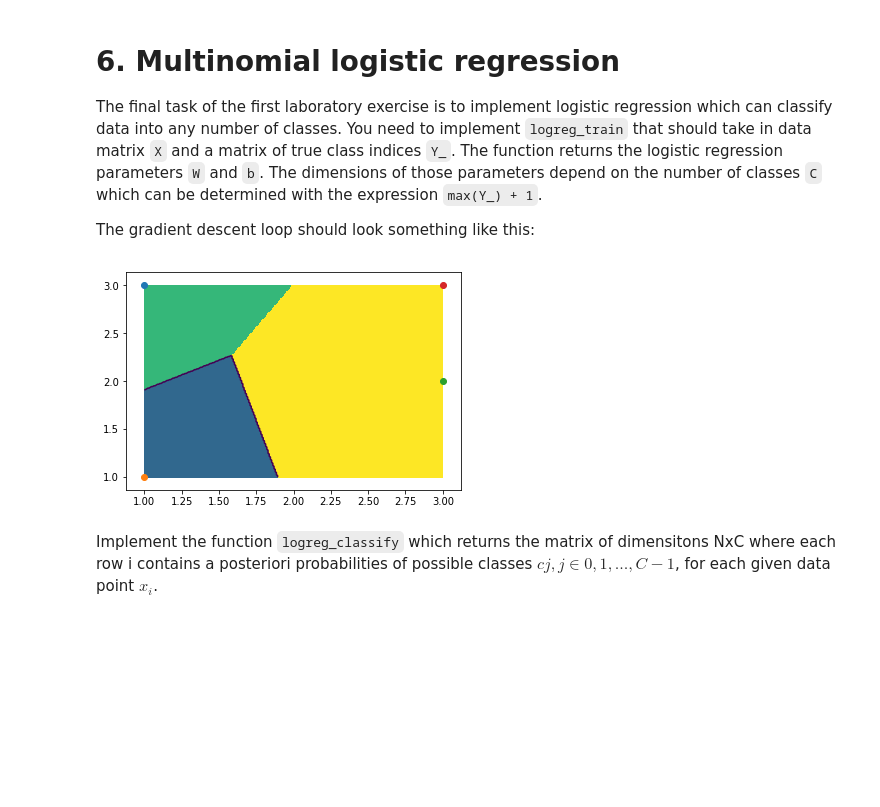
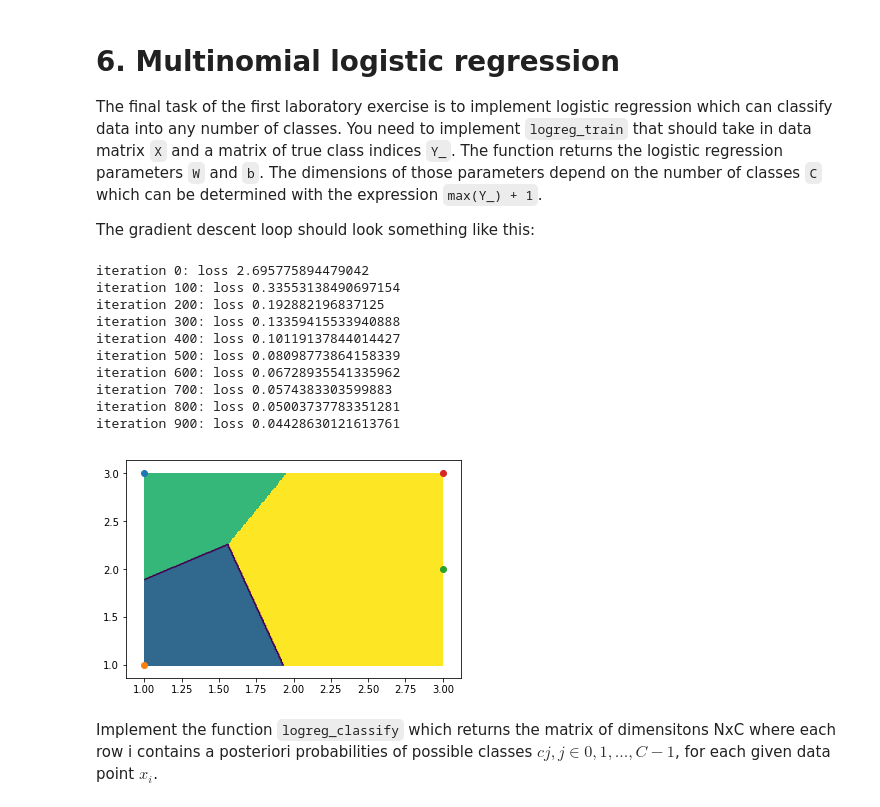
Before and after one commit to lstolcman/deep-learning, a Jupyter notebook: lab0/lab0.ipynb, the cells around one changed output. Saved outputs shown, nothing was run; the diff lists cells and outputs as text; code cells hidden in the pictures; blank space fills up the shorter version.

Commit message:
lab0: probabilities calculation

```diff
--- a/lab0/lab0.ipynb
+++ b/lab0/lab0.ipynb
@@ -131,14 +131,9 @@ print('b',b)
 
 h=np.dot(X,w.transpose())+b
 print('h',h)
-def s(x):
+def sigma(x):
     return 1/(1+np.exp(x))
-def s2(x):
-    exp_x_shifted = np.exp(x - np.max(x))
-    probs = exp_x_shifted / np.sum(exp_x_shifted)
-    return probs
-print('s',s(h))
-print('s>0.5',s(h)<0.5)
+print('sigma',sigma(h))
 print(y)
 # %% [output]
 [figure]
@@ -165,6 +159,9 @@ s>0.5 [False False False False  True  True  True  True  True]
 # %% [markdown]
 Implement the function `binlogreg_classify` which takes in a set of data points and classifies using logistic regression parameters. Have the function have the following interface:
 # %%
+def sigma(x):
+    return 1.0/(1+np.exp(x))
+
 def binlogreg_classify(X, w, b):
     '''
       Arguments
@@ -175,8 +172,8 @@ def binlogreg_classify(X, w, b):
           probs: a posteriori probabilities for c1, dimensions Nx1
     '''
     #P(Y=c_1|x)=σ(w⊤x+b), where σ(s)=exp(s)/(1+exp(s))
-    es = np.exp(np.dot(X, w)+b)
-    return es/(1+es)
+    s = np.dot(X, w)+b
+    return sigma(s)
 
 
 print('classes:\nestim.\torig.')
@@ -506,9 +503,6 @@ The final task of the first laboratory exercise is to implement logistic regress
 
 The gradient descent loop should look something like this:
 # %%
-def sigmoid(x):
-    return np.exp(x)/(1.0+np.exp(x))
-
 def logreg_train(X,Y_, param_niter=1000, param_delta=0.1):
     '''
     Arguments
@@ -524,30 +518,35 @@ def logreg_train(X,Y_, param_niter=1000, param_delta=0.1):
 
     # gradient descent (param_niter iteratons)
     for i in range(param_niter):
-        # classification scores
+        # classification scores size = NxC
+        #    classes:
+        #    c1 c2 c3 ...
+        # n1
+        # n2
+        # n3 ...
         scores = np.dot(X, w.transpose())+b # NxC
         expscores = np.exp(scores) # NxC
-        sumexp = [np.sum(s) for s in expscores] # Nx1
+        sumexp = expscores.sum(axis=1) # Nx1
 
-        probs = np.array([expscores[i]/v for i,v in enumerate(sumexp)]) # NxC
-        #probs = #np.exp(scores)/(1.0+np.exp(scores)) #stable_softmax(scores)# NxC
+        # calculate probabilities: exp(s_j)/sum(exp(s)) -> sum(exp) - is sum of numbers in area of one class
+        probs = (expscores.transpose() / sumexp).transpose() # NxC
         logprobs = np.log(probs) # NxC
 
         # loss
-        #loss = sklearn.metrics.log_loss(Y_, probs)# scalar
+        loss = sklearn.metrics.log_loss(Y_, probs)# scalar
         # trace
-        #if i % int(param_niter/1000) == 0:
-        #    print("iteration {}: loss {}".format(i, loss))
+        if i % int(param_niter/10) == 0:
+            print("iteration {}: loss {}".format(i, loss))
 
         # derivative of the loss funciton with respect to classification scores
-        dL_dscores1 = np.array([(probs - Y_) for probs in probs.transpose()]) # N x C
+        dL_dscores2 = np.array([(probs - Y_) for probs in probs.transpose()]) # N x C
         dL_dscores = probs   # N x C
         dL_dscores[range(len(X)),Y_] -= 1
 
         # gradijents with respect to parameters
         # X.shape[0] - number of features
         grad_w = 1/(X.shape[0]) * np.dot(dL_dscores.transpose(), X) # D x C
-        grad_b = 1/(X.shape[0]) * np.sum(dL_dscores, axis=0) # 1 x C
+        grad_b = 1/(X.shape[0]) * dL_dscores.sum(axis=0) # 1 x C
 
         # modifying the parameters
         w += -param_delta * grad_w
@@ -575,36 +574,46 @@ def logreg_classify(X, w, b):
     expscores = np.exp(scores)    # N x C
 
     sumexp = expscores.sum(axis=1)    # N x 1
-    return expscores / sumexp.reshape(-1,1)
+    return (expscores.transpose() / sumexp).transpose()
 
 def logreg_decfun(X, W, b):
     def classify(X):
         return logreg_classify(X, W, b).argmax(axis=1)
     return classify
 
 # instantiate the dataset
-np.random.seed(100)
+np.random.seed(110)
 #X, Y_ = sample_gauss_2d(3, 1)
 X=np.array([[1,3],[1,1],[3,2], [3,3]]);Y_=np.array([1,0,2,2])
 #X=np.array([[1,1],[2,2]]);Y_=np.array([1,0])
 
 # train the logistic regression model
 w, b = logreg_train(X, Y_, param_niter=1000)
 
 probs = logreg_classify(X, w, b)
 Y = np.argmax(probs, axis=1)
 
 # graph the decision surface
 decfun = logreg_decfun(X, w, b)
 bbox=(np.min(X, axis=0), np.max(X, axis=0))
 
 graph_surface(decfun, bbox, offset=0.5)
 for p in X:
     plt.scatter(p[0], p[1])
 
 plt.show()
 # %% [output]
+iteration 0: loss 2.695775894479042
+iteration 100: loss 0.33553138490697154
+iteration 200: loss 0.192882196837125
+iteration 300: loss 0.13359415533940888
+iteration 400: loss 0.10119137844014427
+iteration 500: loss 0.08098773864158339
+iteration 600: loss 0.06728935541335962
+iteration 700: loss 0.0574383303599883
+iteration 800: loss 0.05003737783351281
+iteration 900: loss 0.04428630121613761
-[figure, old version]
+[figure, new version]
 # %% [markdown]
 Implement the function `logreg_classify` which returns the matrix of dimensitons NxC where each row i contains a posteriori probabilities of possible classes $cj, j∈{0,1,...,C−1}$, for each given data point $x_i$.
 # %%
```
Also changed, not shown: parts of 4 cells of this notebook.
